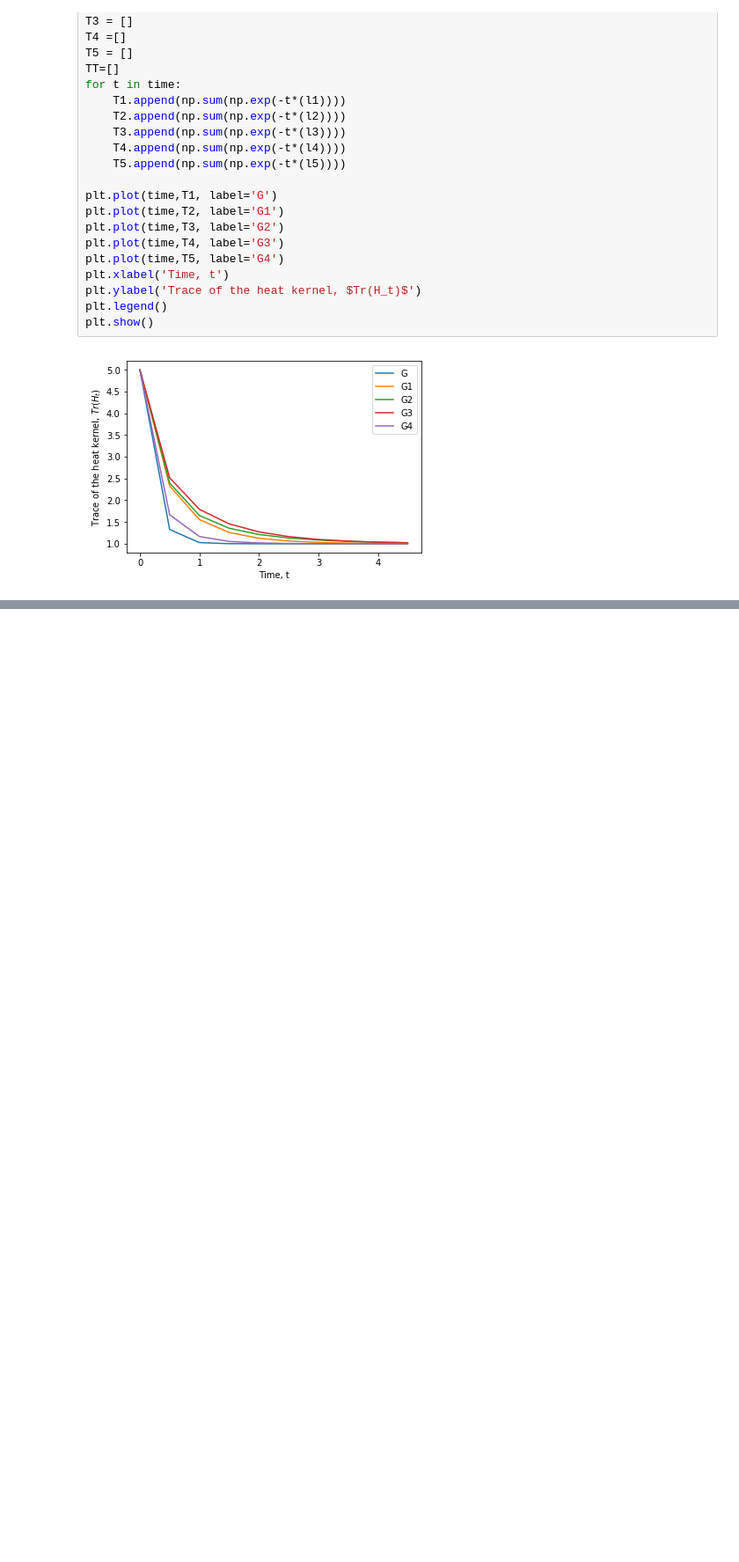
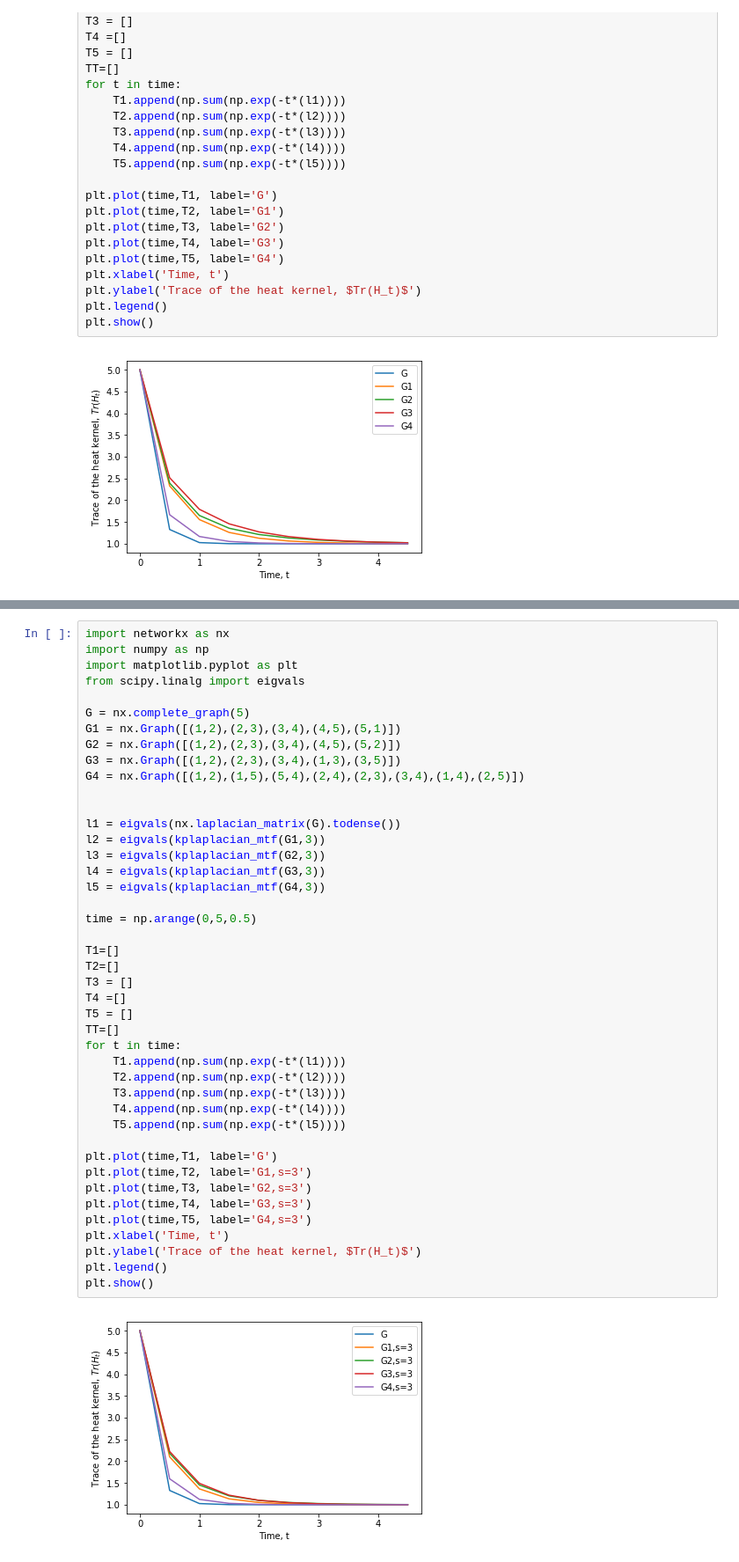
Before and after one commit to NanyanziAlice/Research-Code, a Jupyter notebook: kernel-toy-model-Copy1.ipynb, the cells around one changed output, grey strips where cells are left out. Shown at 88% size. Cells and saved outputs as stored; diff of their text form; blank space fills up the shorter version.

```diff
--- a/kernel-toy-model-Copy1.ipynb
+++ b/kernel-toy-model-Copy1.ipynb
@@ -460,0 +461,45 @@ plt.show()
+# %%
+import networkx as nx
+import numpy as np
+import matplotlib.pyplot as plt
+from scipy.linalg import eigvals
+
+G = nx.complete_graph(5)
+G1 = nx.Graph([(1,2),(2,3),(3,4),(4,5),(5,1)])
+G2 = nx.Graph([(1,2),(2,3),(3,4),(4,5),(5,2)])
+G3 = nx.Graph([(1,2),(2,3),(3,4),(1,3),(3,5)])
+G4 = nx.Graph([(1,2),(1,5),(5,4),(2,4),(2,3),(3,4),(1,4),(2,5)])
+
+
+l1 = eigvals(nx.laplacian_matrix(G).todense())
+l2 = eigvals(kplaplacian_mtf(G1,3))
+l3 = eigvals(kplaplacian_mtf(G2,3))
+l4 = eigvals(kplaplacian_mtf(G3,3))
+l5 = eigvals(kplaplacian_mtf(G4,3))
+
+time = np.arange(0,5,0.5)
+
+T1=[]
+T2=[]
+T3 = []
+T4 =[]
+T5 = []
+TT=[]
+for t in time:
+    T1.append(np.sum(np.exp(-t*(l1))))
+    T2.append(np.sum(np.exp(-t*(l2))))
+    T3.append(np.sum(np.exp(-t*(l3))))
+    T4.append(np.sum(np.exp(-t*(l4))))
+    T5.append(np.sum(np.exp(-t*(l5))))
+
+plt.plot(time,T1, label='G')
+plt.plot(time,T2, label='G1,s=3')
+plt.plot(time,T3, label='G2,s=3')
+plt.plot(time,T4, label='G3,s=3')
+plt.plot(time,T5, label='G4,s=3')
+plt.xlabel('Time, t')
+plt.ylabel('Trace of the heat kernel, $Tr(H_t)$')
+plt.legend()
+plt.show()
+# %% [output]
+[figure, added]
```
Also changed, not shown: parts of 11 cells of this notebook, 5 other files.
